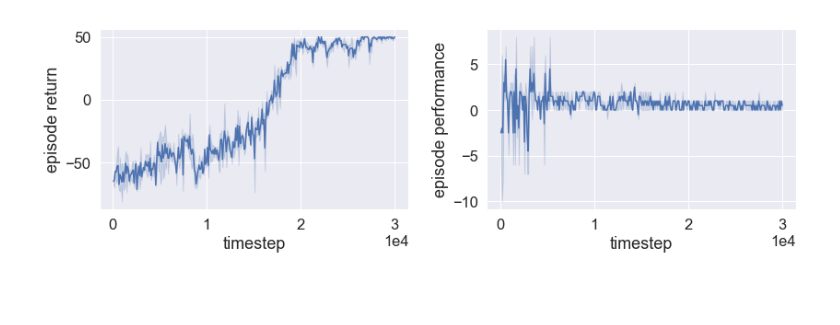
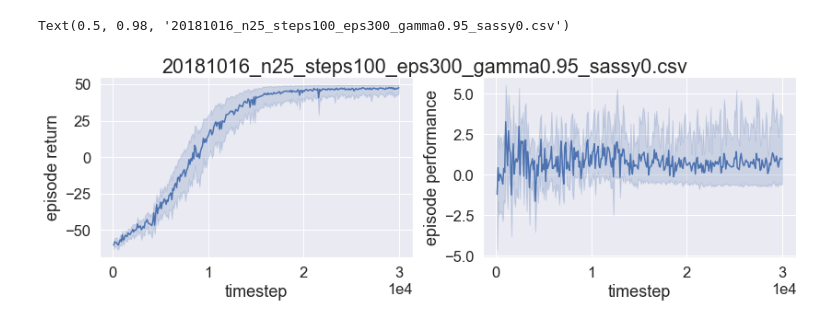
Before and after one commit to OpenMined/CampX, a Jupyter notebook: examples/Plotting CampX Results.ipynb, the cells around one changed output. Cells and saved outputs as stored; diff of their text form; code cells hidden in the pictures; blank space fills up the shorter version.

Commit message:
updating the results plots for the paper

```diff
--- a/examples/Plotting CampX Results.ipynb
+++ b/examples/Plotting CampX Results.ipynb
@@ -5,19 +5,22 @@ import matplotlib.pyplot as plt
 import seaborn as sns
 sns.set(style="darkgrid")
 # %%
-fname = '20181015_basic_n2_steps100_eps300_sassy0.csv'
+fname = '20181016_n25_steps100_eps300_gamma0.95_sassy0.csv'
 df = pd.read_csv('logs/{}'.format(fname))
 # %%
 # Plot the responses for different events and regions
 sns.set(font_scale=1.5)
 fig, axes = plt.subplots(nrows=1, ncols=2)
 fig.set_size_inches(12, 4)
 sns.lineplot(x="step", y="R", data=df, ax=axes[0])
 axes[0].set(xlabel='timestep', ylabel='episode return');
 axes[0].ticklabel_format(style='sci', scilimits=(0,0), axis='x')
 sns.lineplot(x="step", y="P", data=df, ax=axes[1])
 axes[1].set(xlabel='timestep', ylabel='episode performance');
 plt.tight_layout()
 axes[1].ticklabel_format(style='sci', scilimits=(0,0), axis='x')
+
+fig.suptitle(fname) # or plt.suptitle('Main title')
 # %% [output]
+Text(0.5, 0.98, '20181016_n25_steps100_eps300_gamma0.95_sassy0.csv')
-[figure, old version]
+[figure, new version]
```
Also changed, not shown: parts of 3 cells of this notebook, 2 other files.
